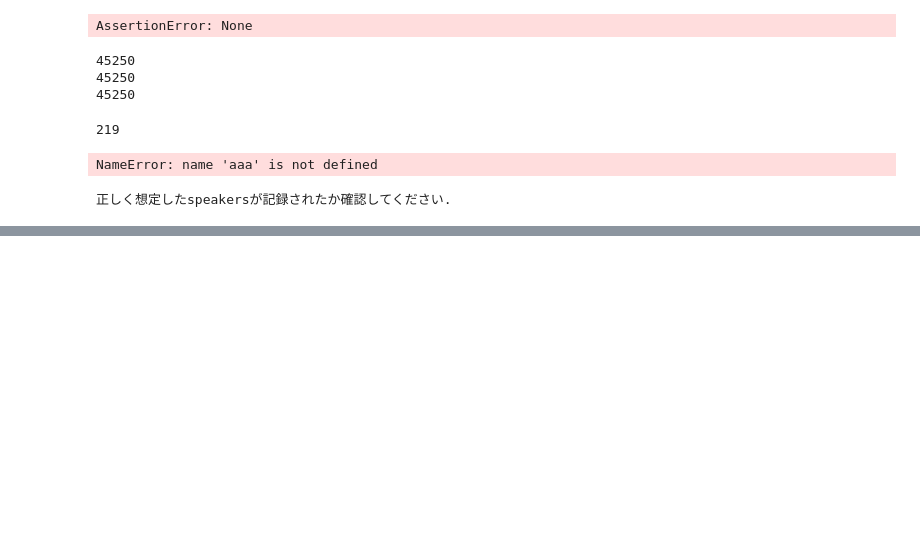
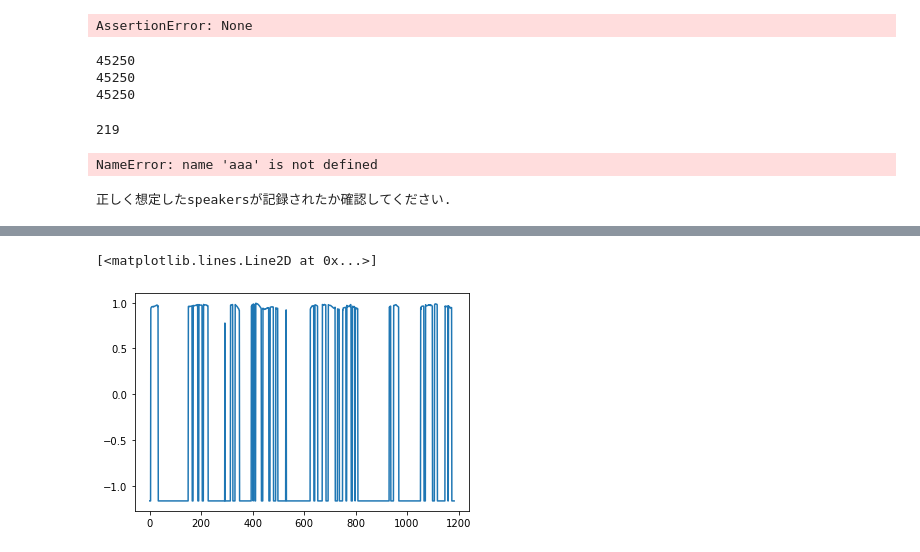
Before and after one commit to YutoNishimura-v2/my_NAR-S2S-VC, a Jupyter notebook: mel_check.ipynb, the cells around one changed output, grey strips where cells are left out. Cells and saved outputs as stored; diff of their text form; code cells hidden in the pictures; blank space fills up the shorter version.

```diff
--- a/mel_check.ipynb
+++ b/mel_check.ipynb
@@ -233,0 +245,5 @@ for i, path_ in tqdm(enumerate(duration_path)):
+# %%
+plt.plot(t)
+# %% [output]
+[<matplotlib.lines.Line2D at 0x...>]
+[figure, added]
```
Also changed, not shown: parts of 2 cells of this notebook, 3 other files.
